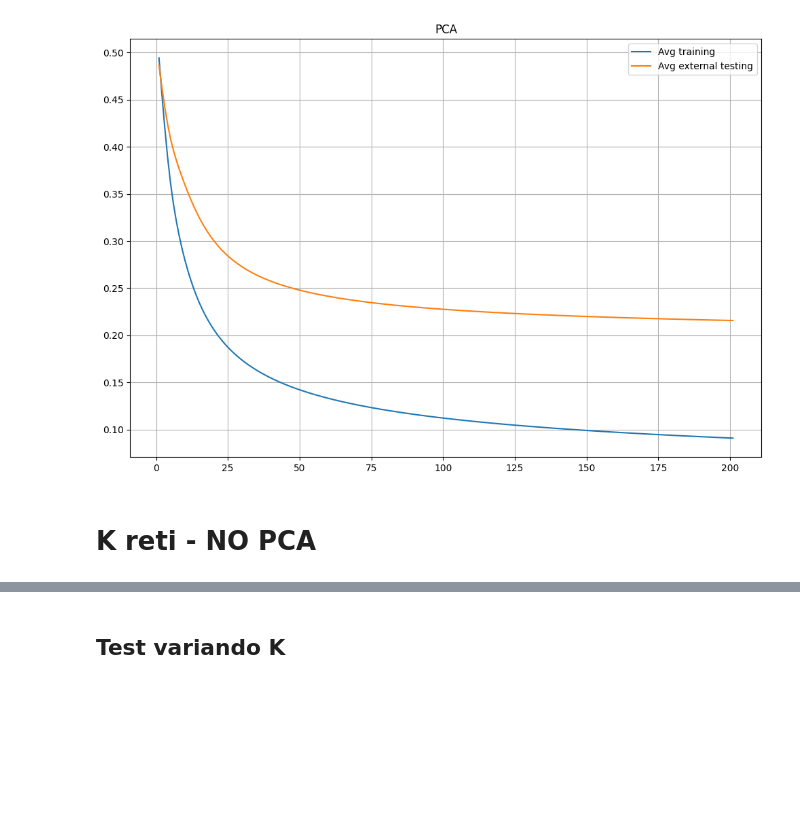
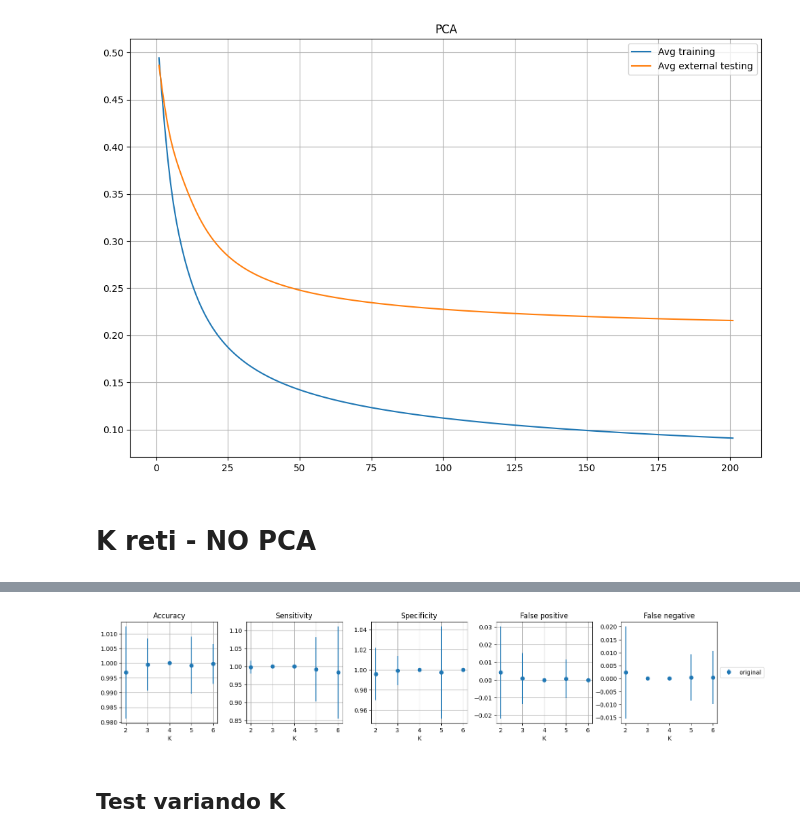
Before and after one commit to Finardi-FS/Neural-Shrimps, a Jupyter notebook: Neural_Network/Ale_NN_TrafficProject .ipynb, the cells around one changed output, grey strips where cells are left out. Saved outputs shown, nothing was run; the diff lists cells and outputs as text; code cells hidden in the pictures; blank space fills up the shorter version.

```diff
--- a/Neural_Network/Ale_NN_TrafficProject .ipynb
+++ b/Neural_Network/Ale_NN_TrafficProject .ipynb
@@ -525,3 +663,30 @@ plt.show()
+# %%
+stat_an_flag = True
+
+if stat_an_flag:
+  N_as = 100
+  k1 = 2
+  k2 = 7
+  inputs         	= data_int
+  weight          = 2 * np.random.rand(len(inputs[0])) - 1
+  weights         = np.ones((k2, len(inputs[0]))) * weight
+  correct_outputs = labels_int
+  epochs          = 50
+  LRA             = 0.01
+  LRB				= 0.95
+  LRD				= False
+  N = len(correct_outputs)
+
+  # dataset originale
+  avgs_data = stat_an(N_as, k1, k2, N, NN, inputs, correct_outputs, LRA, LRB, LRD)
+# %%
+if stat_an_flag:
+  plt.figure(figsize=(18, 8))
+  plottaplotta(avgs_data, k1, k2, Legend = 'original')
+  plt.grid()
+  plt.show()
+# %% [output]
+[figure, added]
 # %% [markdown]
 ## Test variando K
 # %%
```
Also changed, not shown: parts of 7 cells of this notebook.
